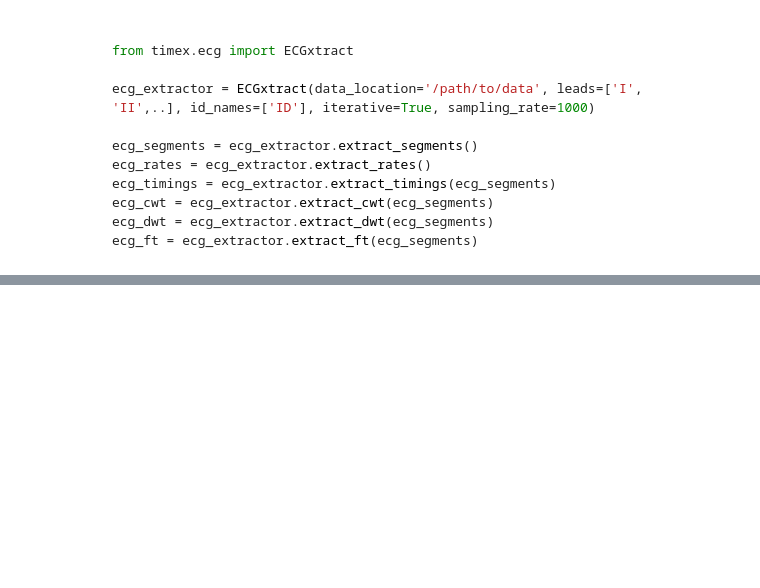
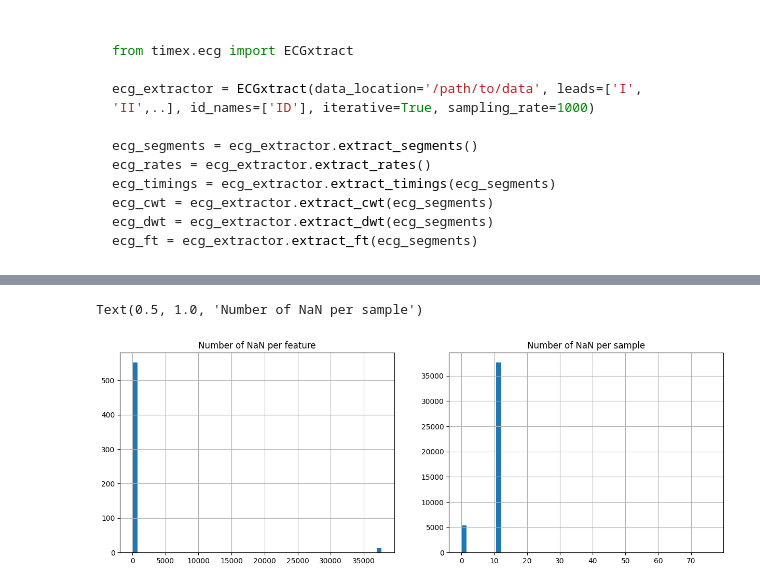
Before and after one commit to bramiozo/TimEx, a Jupyter notebook: sandbox/ECG_medxai.ipynb, the cells around one changed output, grey strips where cells are left out. Cells and saved outputs as stored; diff of their text form; code cells hidden in the pictures; blank space fills up the shorter version.

```diff
--- a/sandbox/ECG_medxai.ipynb
+++ b/sandbox/ECG_medxai.ipynb
@@ -254,2 +261,14 @@ len(extractions.keys())
 # %%
 extractions_df = pd.DataFrame(extractions).T
+# %%
+extractions_df = extractions_df.dropna(how='all')
+# %%
+fig, ax = plt.subplots(ncols=2, figsize=(15, 5))
+extractions_df.isna().sum(axis=0).hist(bins=50, ax=ax[0])
+extractions_df.isna().sum(axis=1).hist(bins=50, ax=ax[1])
+
+ax[0].set_title('Number of NaN per feature')
+ax[1].set_title('Number of NaN per sample')
+# %% [output]
+Text(0.5, 1.0, 'Number of NaN per sample')
+[figure, added]
```
Also changed, not shown: parts of 11 cells of this notebook, 2 other files.
